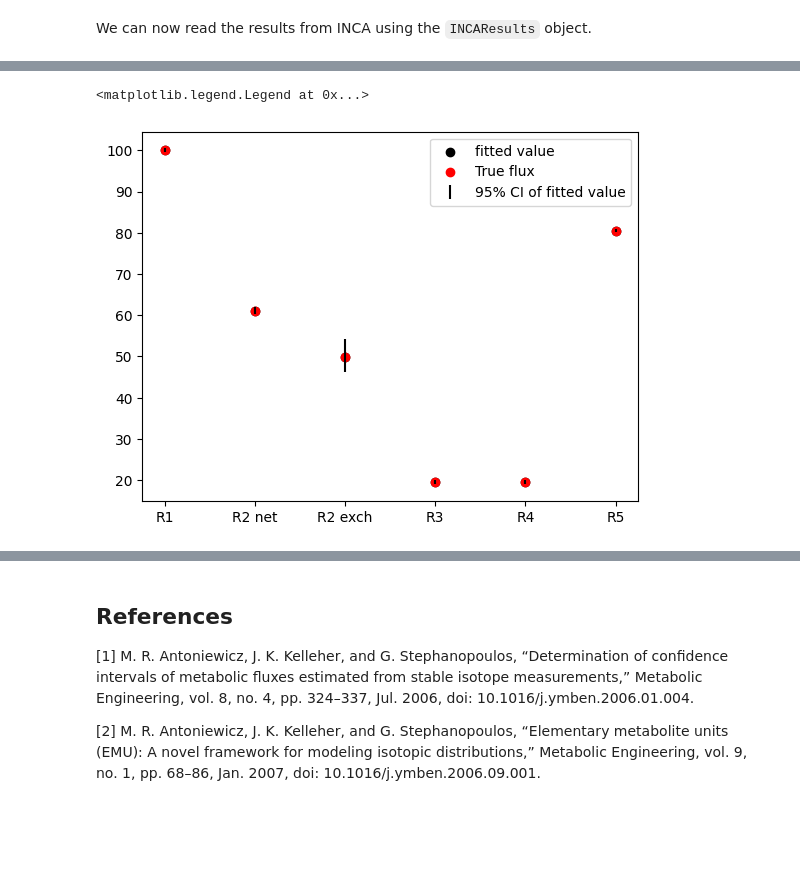
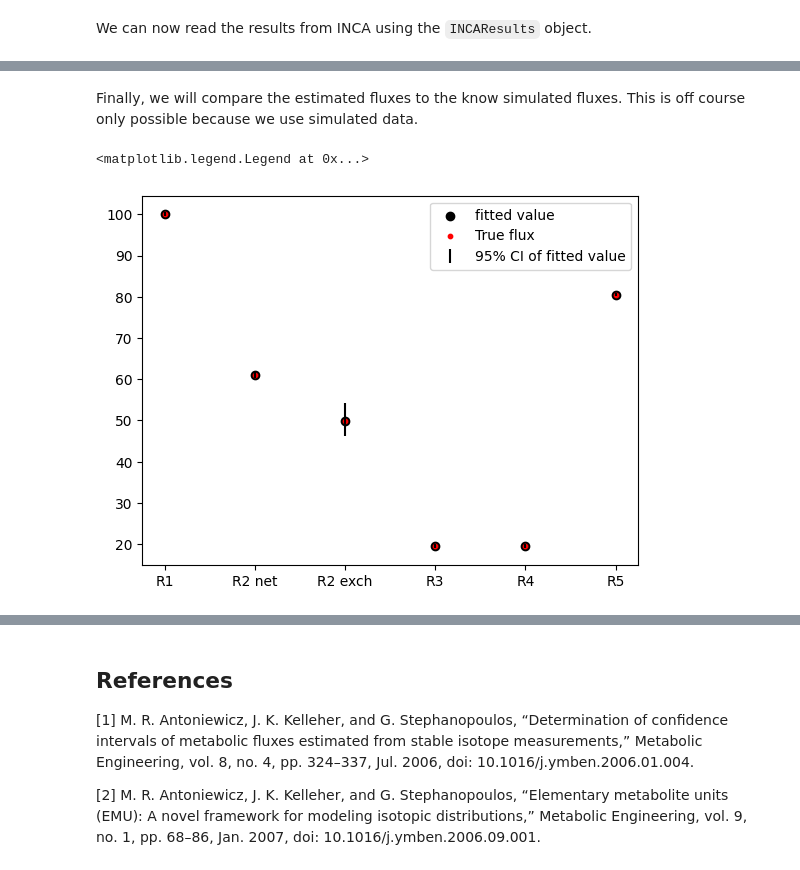
Before and after one commit to biosustain/incawrapper, a Jupyter notebook: docs/examples/inst_mfa.ipynb, the cells around one changed output, grey strips where cells are left out. Cells and saved outputs as stored; diff of their text form; code cells hidden in the pictures; blank space fills up the shorter version.

Commit message:
Tutorial for INST 13C-MFA using simulated data

```diff
--- a/docs/examples/inst_mfa.ipynb
+++ b/docs/examples/inst_mfa.ipynb
@@ -25,8 +27,8 @@ Let's load some data to see the format of the input. All input data is validated
 # %%
-data_folder = PROJECT_DIR / pathlib.Path("docs/examples/Literature data/simple model")
 tracers_data = pd.read_csv(data_folder / "tracers.csv",
    converters={'atom_mdv':ast.literal_eval, 'atom_ids':ast.literal_eval} # a trick to read lists from csv
-)
+).query("experiment_id == 'exp1'") # we only simulated experiment 1
+
 reactions_data = pd.read_csv(data_folder / "reactions.csv")
 ms_data = pd.read_csv(data_folder / 'simulated_data' / "mdv_no_noise.csv",
    converters={'labelled_atom_ids': ast.literal_eval} # a trick to read lists from csv
@@ -79,10 +102,12 @@ script = incawrapper.create_inca_script_from_data(
 )
 script.add_to_block("options",
     incawrapper.define_options(
-        fit_starts=10,sim_na=False, sim_ss=False, fit_nudge=3
+        fit_starts=10, # Number of flux estimation restarts
+        sim_na=False, # Do not simulate natural abundance
+        sim_ss=False # Do INST 13C MFA
     )
 )
-script.add_to_block("runner", incawrapper.define_runner(output_file, run_estimate=True, run_simulation=True, run_continuation=True))
+script.add_to_block("runner", incawrapper.define_runner(output_file, run_estimate=True, run_continuation=True))
 # %% [markdown]
 Now the script is ready to run in matlab.
 # %%
@@ -148,3 +164,5 @@ incaviz.plot_norm_prob(res, interactive=True)
+# %% [markdown]
+Finally, we will compare the estimated fluxes to the know simulated fluxes. This is off course only possible because we use simulated data.
 # %%
 # import true parameter values
 true_fluxes = pd.read_csv(data_folder / 'simulated_data' / "true_fluxes.csv")
@@ -154,11 +170,10 @@ estimated_fluxes = res.fitdata.fitted_parameters.query("type.str.contains('flux'
 # %%
-from matplotlib import pyplot as plt
 fig, ax = plt.subplots()
 errbars = estimated_fluxes[['lb', 'ub']].subtract(estimated_fluxes['val'], axis=0).abs().T
+ax.errorbar(x=estimated_fluxes['id'], y=estimated_fluxes['val'], yerr=errbars, color='black', fmt='none', label='95% CI of fitted value')
 ax.scatter(x=estimated_fluxes['id'], y=estimated_fluxes['val'], color='black', label='fitted value')
-ax.errorbar(x=estimated_fluxes['id'], y=estimated_fluxes['val'], yerr=errbars, color='black', fmt='none', label='95% CI of fitted value')
-ax.scatter(x=true_fluxes['rxn_id'], y=true_fluxes['flux'], color='red', label='True flux')
+ax.scatter(x=true_fluxes['rxn_id'], y=true_fluxes['flux'], color='red', label='True flux', s=10)
 ax.legend()
 # %% [output]
 <matplotlib.legend.Legend at 0x...>
-[figure, old version]
+[figure, new version]
```
Also changed, not shown: parts of 25 cells of this notebook, 1 other file.
